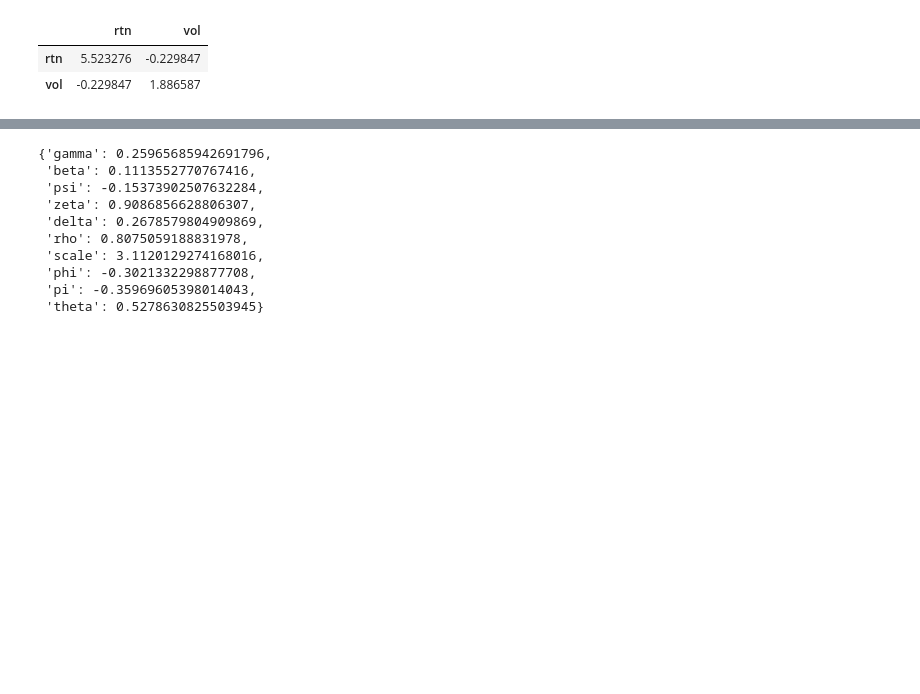
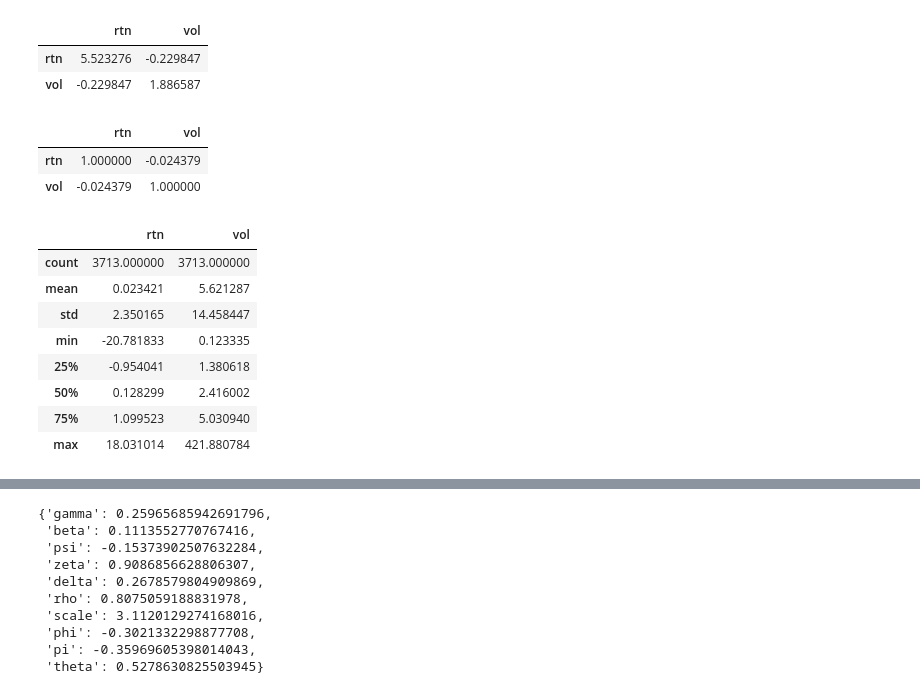
Before and after one commit to sangrey/RiskPriceInference, a Jupyter notebook: volpriceinference/robust_inference_on_data.ipynb, the cells around one changed output, grey strips where cells are left out. Saved outputs shown, nothing was run; the diff lists cells and outputs as text; code cells hidden in the pictures; blank space fills up the shorter version.

```diff
--- a/volpriceinference/robust_inference_on_data.ipynb
+++ b/volpriceinference/robust_inference_on_data.ipynb
@@ -53,3 +53,21 @@ data.transform(lambda x: np.sqrt(x) if x.name == 'vol' else x).cov()
 |  | rtn | vol |
 | rtn | 5.523276 | -0.229847 |
 | vol | -0.229847 | 1.886587 |
+# %%
+data.corr()
+# %% [output]
+|  | rtn | vol |
+| rtn | 1.000000 | -0.024379 |
+| vol | -0.024379 | 1.000000 |
+# %%
+data.describe()
+# %% [output]
+|  | rtn | vol |
+| count | 3713.000000 | 3713.000000 |
+| mean | 0.023421 | 5.621287 |
+| std | 2.350165 | 14.458447 |
+| min | -20.781833 | 0.123335 |
+| 25% | -0.954041 | 1.380618 |
+| 50% | 0.128299 | 2.416002 |
+| 75% | 1.099523 | 5.030940 |
+| max | 18.031014 | 421.880784 |
```
Also changed, not shown: parts of 5 cells of this notebook, 7 other files.
